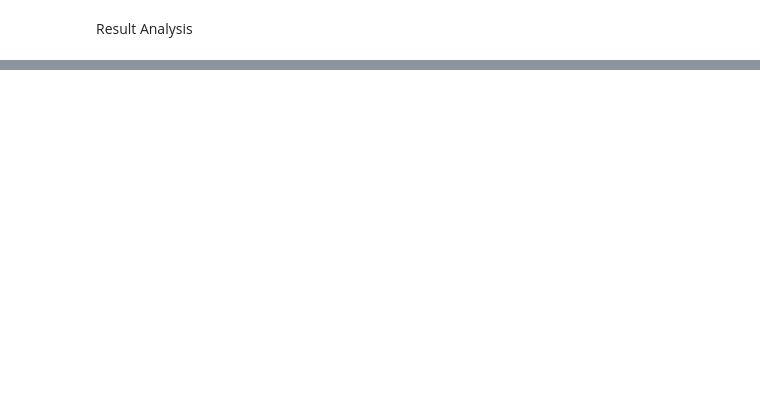
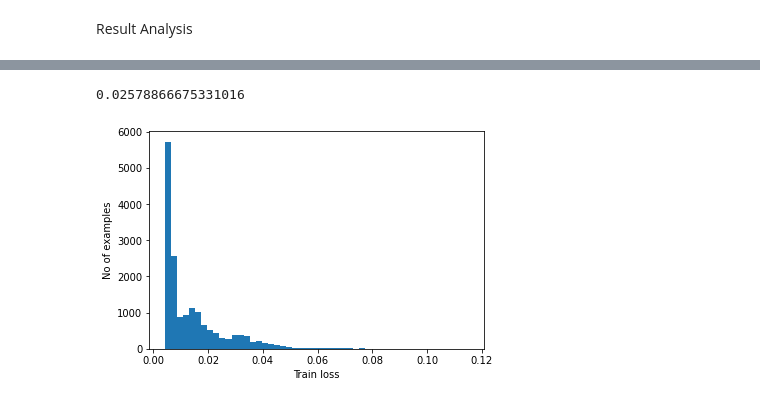
Before and after one commit to roguetech/ML-NIDS, a Jupyter notebook: Network_Instrusion_detection.ipynb, the cells around one changed output, grey strips where cells are left out. Cells and saved outputs as stored; diff of their text form; code cells hidden in the pictures; blank space fills up the shorter version.

```diff
--- a/Network_Instrusion_detection.ipynb
+++ b/Network_Instrusion_detection.ipynb
@@ -198,0 +404,3 @@ Autoencoder Training
+# %%
+input_dimension = train_X_final.shape[1]
+input_dimension
@@ -198,0 +409,14 @@ Autoencoder Training
+# %%
+autoencoder_model = Sequential()
+#autoencoder_model.add(Dropout(0.5, input_dim=input_dimension))
+autoencoder_model.add(Dense(25 ,input_dim=input_dimension, activation='relu'))
+#autoencoder_model.add(Dropout(0.5, input_dim=input_dimension))
+#autoencoder_model.add(Dropout(0.5))
+#autoencoder_model.add(Dense(16, activation='relu'))
+autoencoder_model.add(Dense(3, activation='relu'))
+#autoencoder_model.add(Dense(16, activation='relu'))
+autoencoder_model.add(Dense(25, activation='relu'))
+
+#autoencoder_model.add(Dropout(0.5))
+autoencoder_model.add(Dense(input_dimension))
+autoencoder_model.summary()
@@ -198,0 +440,3 @@ Autoencoder Training
+# %%
+autoencoder_model.compile(loss='mean_squared_error', optimizer='adam', metrics=['accuracy'])
+autoencoder_model.fit(train_X_values, train_X_values, verbose=1, epochs=100, batch_size=500, validation_data=(test_X_values, test_X_values))
@@ -200,0 +498,18 @@ Result Analysis
+# %%
+prediction3 = autoencoder_model.predict(test_X_values)
+score3 = tf.keras.losses.mae(prediction3, test_X_values)
+#score3 = np.sqrt(metrics.mean_squared_error(prediction3,test_X_values))
+
+score3
+threshold3 = np.mean(score3) + np.std(score3)
+threshold3
+# %% [output]
+0.02578866675331016
+# %%
+import matplotlib.pyplot as plt
+plt.hist(score3[None,:], bins=50)
+plt.xlabel("Train loss")
+plt.ylabel("No of examples")
+plt.show()
+# %% [output]
+[figure, added]
```
Also changed, not shown: parts of 24 cells of this notebook.
